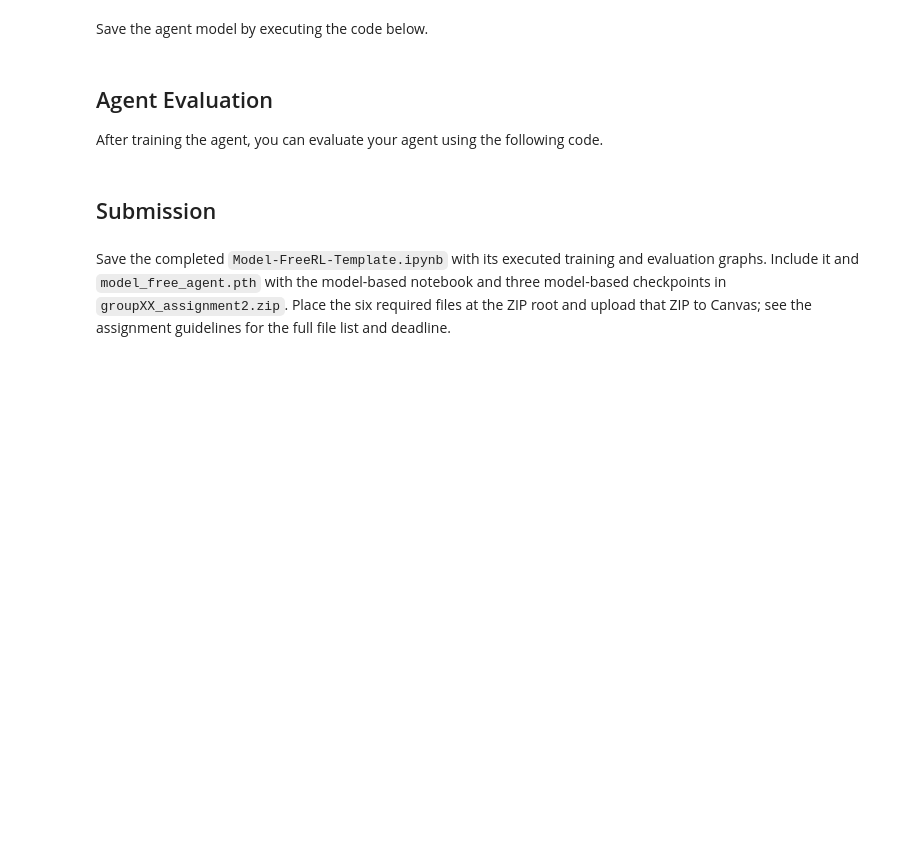
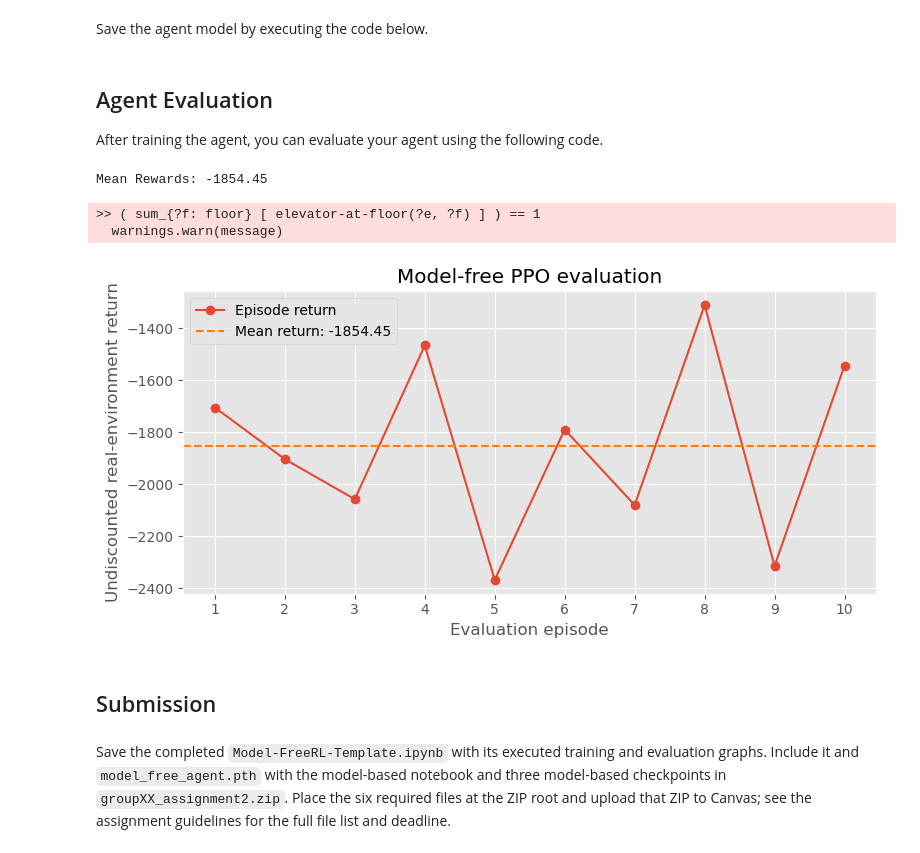
Before and after one commit to junghyukie/Assignment2CS4246, a Jupyter notebook: Model-FreeRL-Template.ipynb, the cells around one changed output. Saved outputs shown, nothing was run; the diff lists cells and outputs as text; code cells hidden in the pictures; blank space fills up the shorter version.

```diff
--- a/Model-FreeRL-Template.ipynb
+++ b/Model-FreeRL-Template.ipynb
@@ -906,33 +921,50 @@ agent_test.load_state_dict(torch.load(str(PACKAGE_DIR / "model_free_agent.pth"),
 
 num_episodes_to_run = 10
 rewards = []
 
 for episode in tqdm.tqdm(range(num_episodes_to_run)):
     total_reward = 0
 
     state, _ = env.reset()
     while True:
         state_tensor = torch.tensor(state,dtype=torch.float32).to(device)
 
         with torch.no_grad():
             action, _, _ = agent_test.get_action_logprob_entropy(state_tensor)
 
         # next_state, reward, done, _, infos = env.step(action.cpu().item())
         next_state, reward, terminated, truncated, info = env.step(action.cpu().item())
         done = np.logical_or(terminated, truncated)
 
         total_reward += reward
 
         state = torch.tensor(next_state, dtype=torch.float32, device=device)
 
         if done:
             break
 
     rewards.append(total_reward)
 
 env.close()
 
 print(f"\nMean Rewards: {np.mean(rewards)}\n")
+# Keep the real-environment evaluation returns visible in the saved notebook.
+import matplotlib.pyplot as plt
+assert len(rewards) == num_episodes_to_run
+assert np.isfinite(rewards).all()
+fig, ax = plt.subplots(figsize=(8, 4))
+ax.plot(range(1, num_episodes_to_run + 1), rewards, marker="o", label="Episode return")
+ax.axhline(np.mean(rewards), color="tab:orange", linestyle="--", label=f"Mean return: {np.mean(rewards):.2f}")
+ax.set(xlabel="Evaluation episode", ylabel="Undiscounted real-environment return", title="Model-free PPO evaluation")
+ax.set_xticks(range(1, num_episodes_to_run + 1))
+ax.legend()
+fig.tight_layout()
+plt.show()
+# %% [output]
+Mean Rewards: -1854.45
+>> ( sum_{?f: floor} [ elevator-at-floor(?e, ?f) ] ) == 1
+  warnings.warn(message)
+[figure, added]
 # %% [markdown]
 ## Submission
 # %% [markdown]
```
Also changed, not shown: parts of 8 cells of this notebook.
